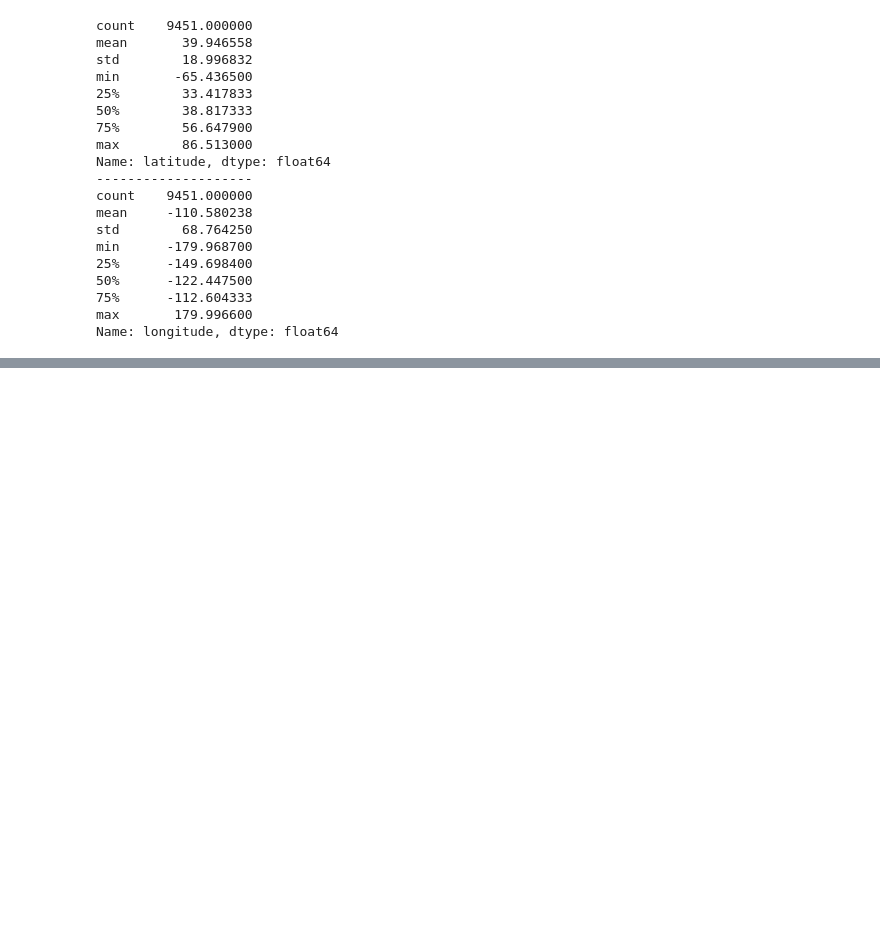
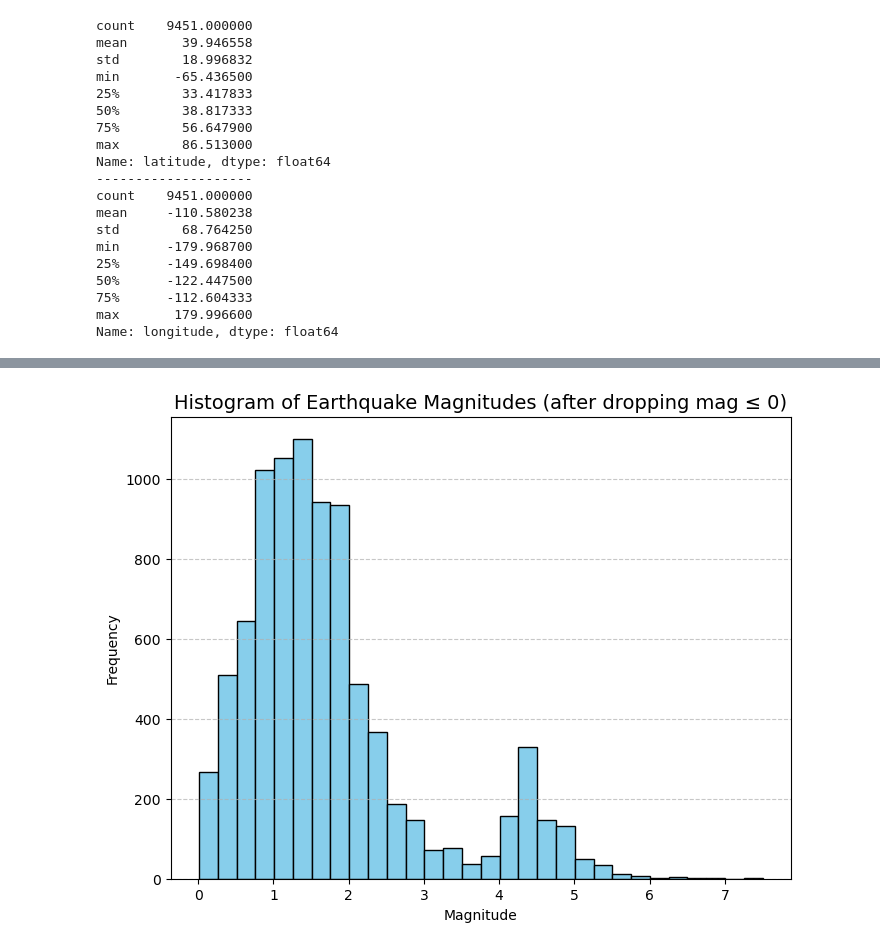
Before and after one commit to Sahil-Dev404/DBSCAN-Uni-Project, a Jupyter notebook: Exp_data_Analysis.ipynb, the cells around one changed output, grey strips where cells are left out. Cells and saved outputs as stored; diff of their text form; code cells hidden in the pictures; blank space fills up the shorter version.

```diff
--- a/Exp_data_Analysis.ipynb
+++ b/Exp_data_Analysis.ipynb
@@ -319,0 +390,11 @@ Name: longitude, dtype: float64
+# %%
+# Plot histogram of magnitudes after cleaning
+plt.figure(figsize=(8,6))
+plt.hist(df['mag'], bins=30, edgecolor='black', color='skyblue')
+plt.title('Histogram of Earthquake Magnitudes (after dropping mag ≤ 0)', fontsize=14)
+plt.xlabel('Magnitude')
+plt.ylabel('Frequency')
+plt.grid(axis='y', linestyle='--', alpha=0.7)
+plt.show()
+# %% [output]
+[figure, added]
```
Also changed, not shown: parts of 9 cells of this notebook.
